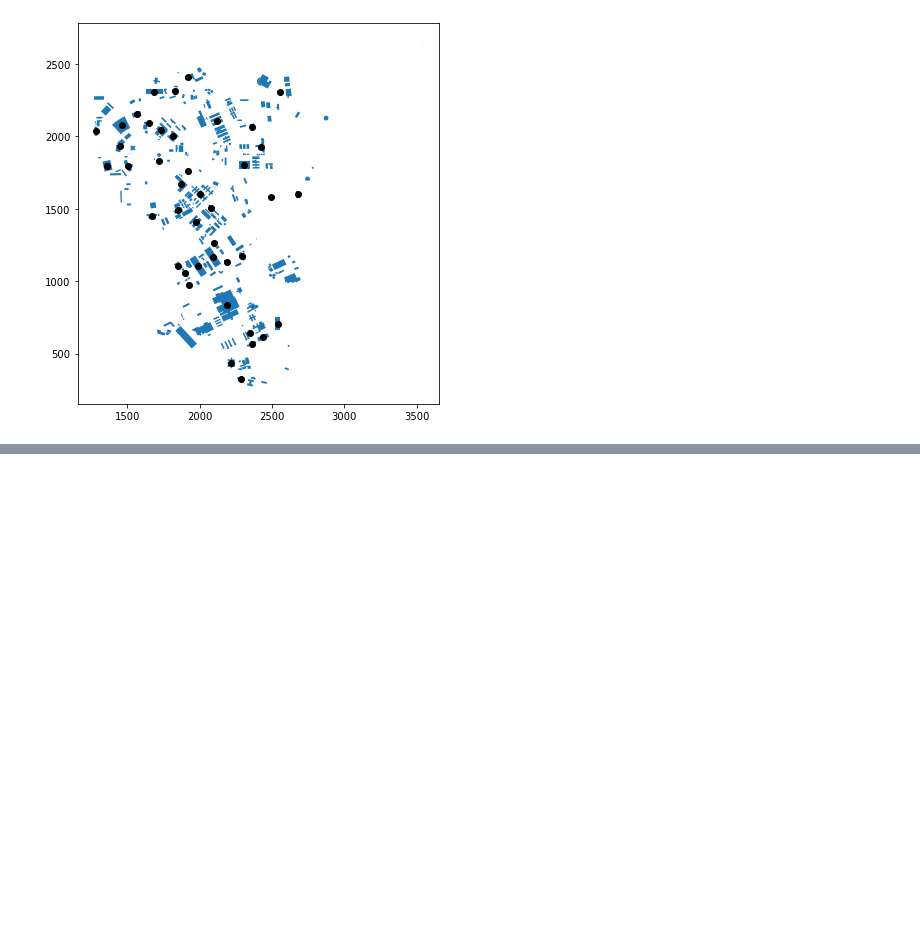
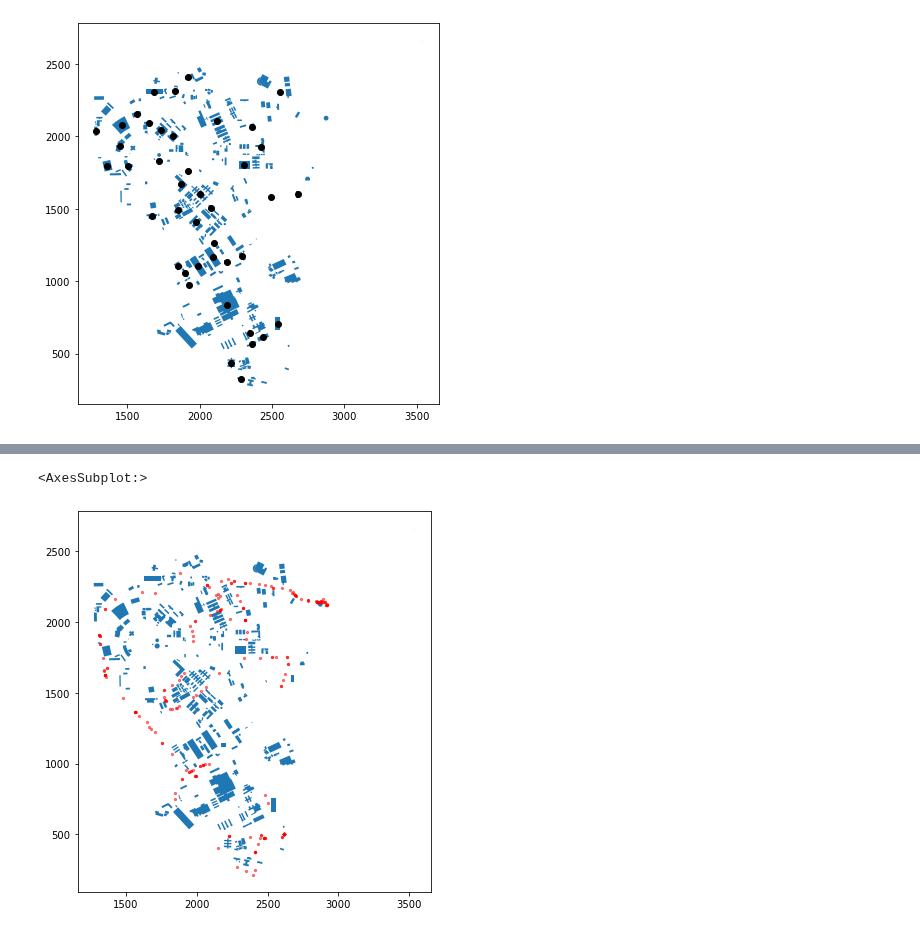
Before and after one commit to wasp-lahis/ns3-bmap, a Jupyter notebook: NS3/obstacle_exp/create-unicamp-datasets.ipynb, the cells around one changed output, grey strips where cells are left out. Drawn from its saved outputs; the diff is of its cells as text; code cells hidden in the pictures; blank space fills up the shorter version.

```diff
--- a/NS3/obstacle_exp/create-unicamp-datasets.ipynb
+++ b/NS3/obstacle_exp/create-unicamp-datasets.ipynb
@@ -1433,0 +1447,4 @@ nodes_df["centroid"].plot(ax=ax, color="black")
+# %%
+# atribuindo um CRS
+mapa_normalizado = mapa_normalizado.set_crs('epsg:31983')
+mapa_normalizado.crs
@@ -1433,0 +1510,22 @@ nodes_df["centroid"].plot(ax=ax, color="black")
+# %%
+# Coordenadas obtidas pelo notebook "Mapa dinâmico"
+points_list = []
+
+for row in txt_rows:
+    lat = float(row[1])
+    lng = float(row[0])
+    points_list.append(Point(lat, lng))
+# %%
+# Convertendo Coordenadas em Degree para metros (31983)
+pontos_rssi_df = gpd.GeoDataFrame(columns=["geometry"],  crs='EPSG:4326')
+for index in range(len(points_list)):
+    pontos_rssi_df.loc[index, 'geometry'] = points_list[index]
+
+
+# PONTOS no CRS EPSG:31983
+pontos_rssi_df = pontos_rssi_df.to_crs('EPSG:31983')
+
+
+print("CRS:\t", pontos_rssi_df.crs)
+print("SHAPE:", pontos_rssi_df.shape)
+pontos_rssi_df.head()
@@ -1433,0 +1577,9 @@ nodes_df["centroid"].plot(ax=ax, color="black")
+# %%
+# p/ Plotar pontos RSSI
+pontos_rssi_norm_df = gpd.GeoDataFrame(columns=["geometry", "rssi"],  crs='EPSG:31983')
+
+for index in range(len(norm_points)):
+    pontos_rssi_norm_df.loc[index, 'geometry'] = norm_points[index]
+    pontos_rssi_norm_df.loc[index, 'rssi'] = txt_rows[index][2]
+
+pontos_rssi_norm_df.head()
@@ -1433,0 +1593,10 @@ nodes_df["centroid"].plot(ax=ax, color="black")
+# %%
+# visualização de pontos normalizados
+
+ax = mapa_normalizado['geometry'].plot(figsize=(15, 7))
+
+# pontos_rssi_norm_df.plot(ax =ax, color= 'red', alpha=0.5, linewidth=0.5, edgecolor='k')
+pontos_rssi_norm_df.plot(ax =ax, color= 'red', alpha=0.5, linewidth=1, markersize =5)
+# %% [output]
+<AxesSubplot:>
+[figure, added]
```
Also changed, not shown: parts of 17 cells of this notebook, 7 other files.
